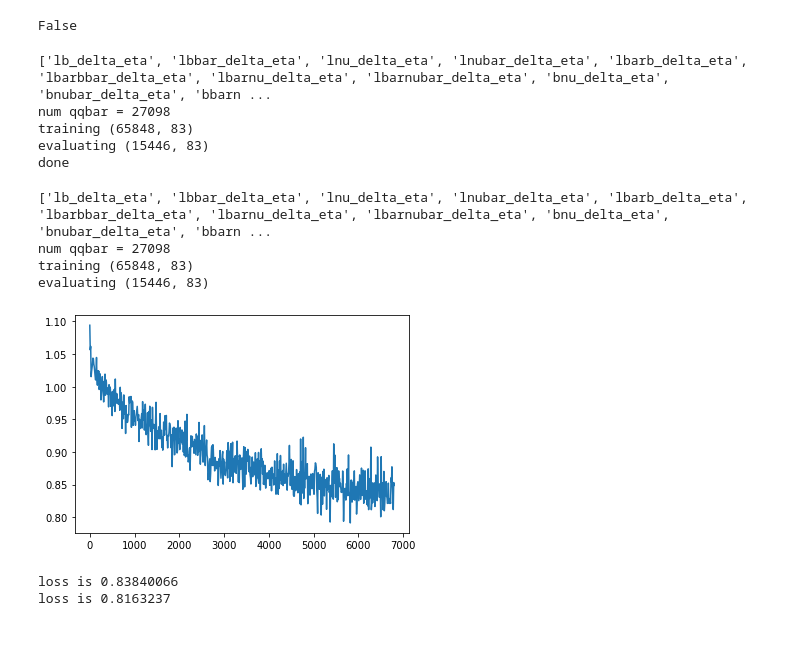
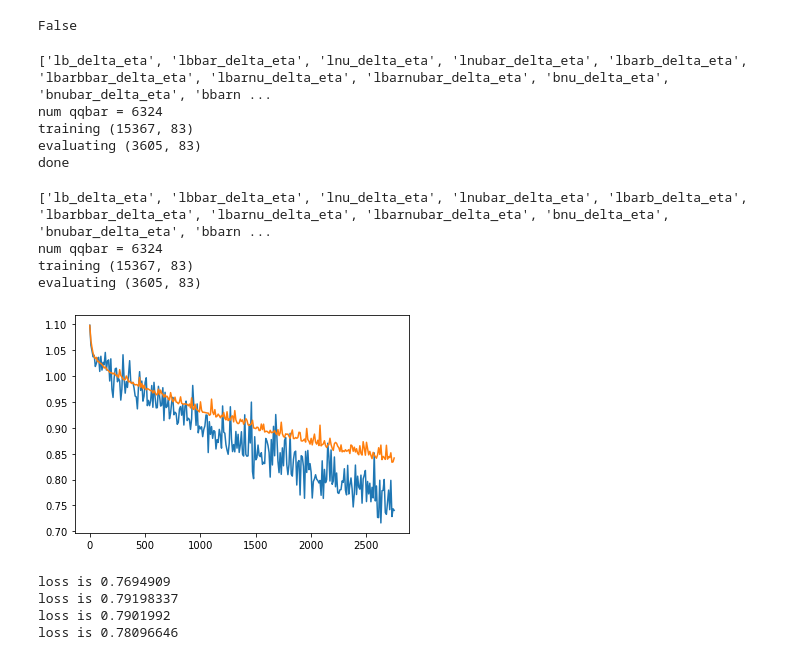
Before and after one commit to MeenakshiMcNamara/entanglement_classifier, a Jupyter notebook: two_layer_classifier.ipynb, the cells around one changed output. Saved outputs shown, nothing was run; the diff lists cells and outputs as text; code cells hidden in the pictures.

Commit message:
Added models directory and the saved networks within it as well as made the networks print the validation loss in addition to training loss

```diff
--- a/two_layer_classifier.ipynb
+++ b/two_layer_classifier.ipynb
@@ -42,7 +42,7 @@ class opt():   # Class used for optimizers in the future. Defines all variables
     save_location = config_dir + data_file
     root_path = "/depot-new/cms/top/mcnama20/TopSpinCorr-Run2-Entanglement/CMSSW_10_2_22/src/TopAnalysis/Configuration/analysis/diLeptonic/three_files/Nominal"
 
-    file = root_path + "/emu_modified_root_1.root"
+    file = root_path + "/ee_modified_root_1.root"
 
 
     #n_cpu = 2    not used rn
@@ -94,9 +94,9 @@ dataloader = torch.utils.data.DataLoader(
 print('done')
 # %% [output]
 ['lb_delta_eta', 'lbbar_delta_eta', 'lnu_delta_eta', 'lnubar_delta_eta', 'lbarb_delta_eta', 'lbarbbar_delta_eta', 'lbarnu_delta_eta', 'lbarnubar_delta_eta', 'bnu_delta_eta', 'bnubar_delta_eta', 'bbarn ...
-num qqbar = 27098
-training (65848, 83)
-evaluating (15446, 83)
+num qqbar = 6324
+training (15367, 83)
+evaluating (3605, 83)
 done
 # %%
 # load data for evaluation of model (not training set) and separate weights and target
@@ -111,9 +111,9 @@ y_val = np.transpose(y_val)
 val_data = Variable(torch.from_numpy(y_val).type(torch.Tensor))
 # %% [output]
 ['lb_delta_eta', 'lbbar_delta_eta', 'lnu_delta_eta', 'lnubar_delta_eta', 'lbarb_delta_eta', 'lbarbbar_delta_eta', 'lbarnu_delta_eta', 'lbarnubar_delta_eta', 'bnu_delta_eta', 'bnubar_delta_eta', 'bbarn ...
-num qqbar = 27098
-training (65848, 83)
-evaluating (15446, 83)
+num qqbar = 6324
+training (15367, 83)
+evaluating (3605, 83)
 # %%
 optimizer = torch.optim.Adam(classifier.parameters(), lr=opt.lr, betas=(opt.b1, opt.b2))
 # criterion = nn.MSELoss()   # mean squared error loss
@@ -121,6 +121,7 @@ criterion = nn.CrossEntropyLoss()
 
 small_loss = 1e10
 loss_array = np.array(())
+val_loss_array = np.array(())
 batches_done = 0   # Counter for batches
 for epoch in range(opt.n_epochs):   # Loop through all epochs
     for i, x in enumerate(dataloader): # x is a batch
@@ -152,35 +153,39 @@ for epoch in range(opt.n_epochs):   # Loop through all epochs
         loss = criterion(output, target)
         loss.backward()   # Do back propagation
         optimizer.step()   # Update parameters based on gradients for individuals
         batches_done += 1
 
     if epoch % 10 == 0:
 
         #np.save('{file_name}/{num_batches}.npy'.format(file_name=opt.data_file, \
             #num_batches=batches_done), loss)
 
         print("loss is " + str(loss.detach().numpy()))
         loss_array = np.append(loss_array, loss.detach().numpy())
 
         out = classifier(val_data)
         loss_val = criterion(out, target_val)
+        val_loss_array = np.append(val_loss_array, loss_val.detach().numpy())
 
         if small_loss > loss_val:
             small_loss = loss_val
-            torch.save(classifier.state_dict(), "./models/twoLayerModel_emu1")
+            torch.save(classifier.state_dict(), "./models/twoLayerModel_ee0")
 
 
 #         line1.set_ydata(loss_array)
 #         line1.set_xdata(np.array(list(range(int(epoch/10)+1))))
         if epoch % 50 == 0:
             display.clear_output(True)
             figure = plt.figure()
             ax = figure.add_subplot(111)
-            ax.plot(10 * np.array(list(range(int(epoch/10)+1))), loss_array)
+            ax.plot(10 * np.array(list(range(int(epoch/10)+1))), loss_array, label="training loss")
+            ax.plot(10 * np.array(list(range(int(epoch/10)+1))), val_loss_array, label = "evaluation loss")
 #             plt.draw()
 
             plt.show()
 # %% [output]
-[figure, old version]
+[figure, new version]
-loss is 0.83840066
-loss is 0.8163237
+loss is 0.7694909
+loss is 0.79198337
+loss is 0.7901992
+loss is 0.78096646
```
Also changed, not shown: parts of 13 cells of this notebook, 15 other files.
